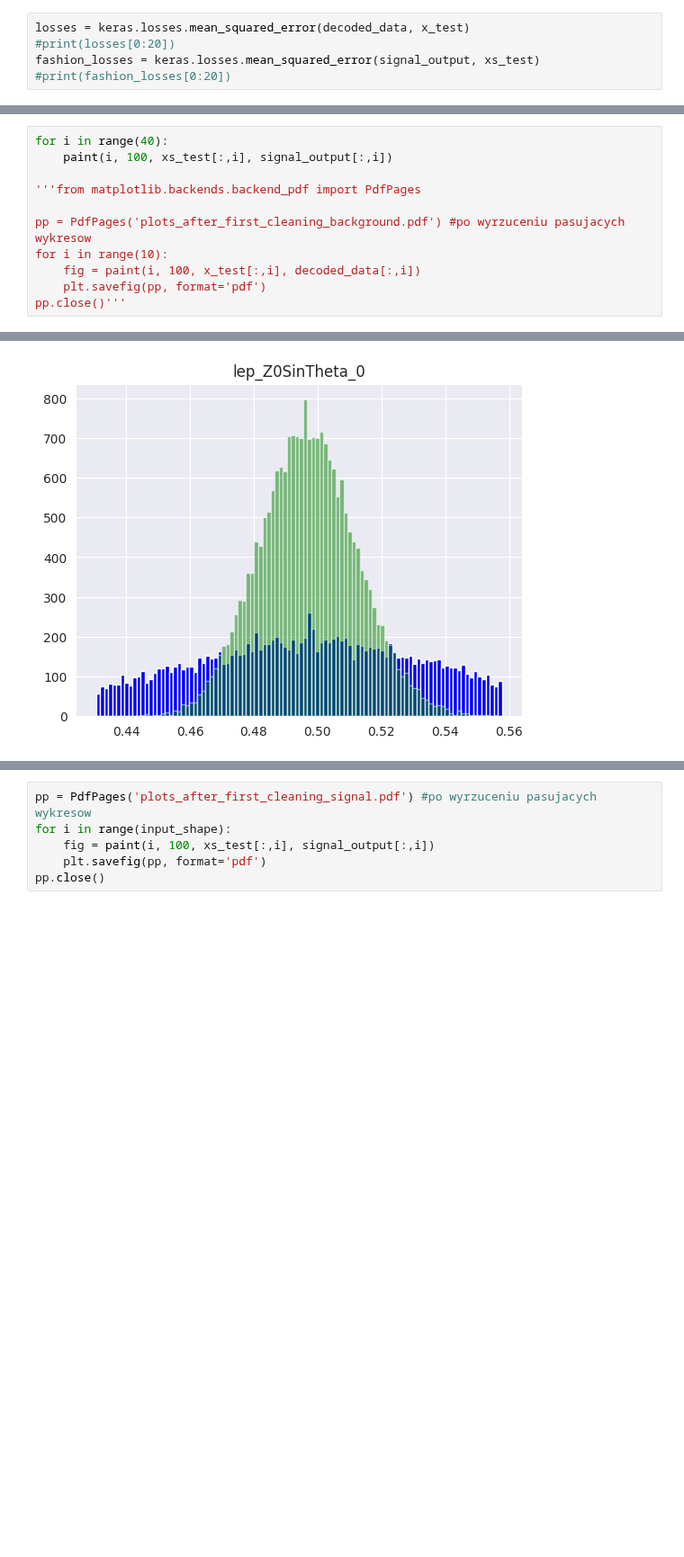
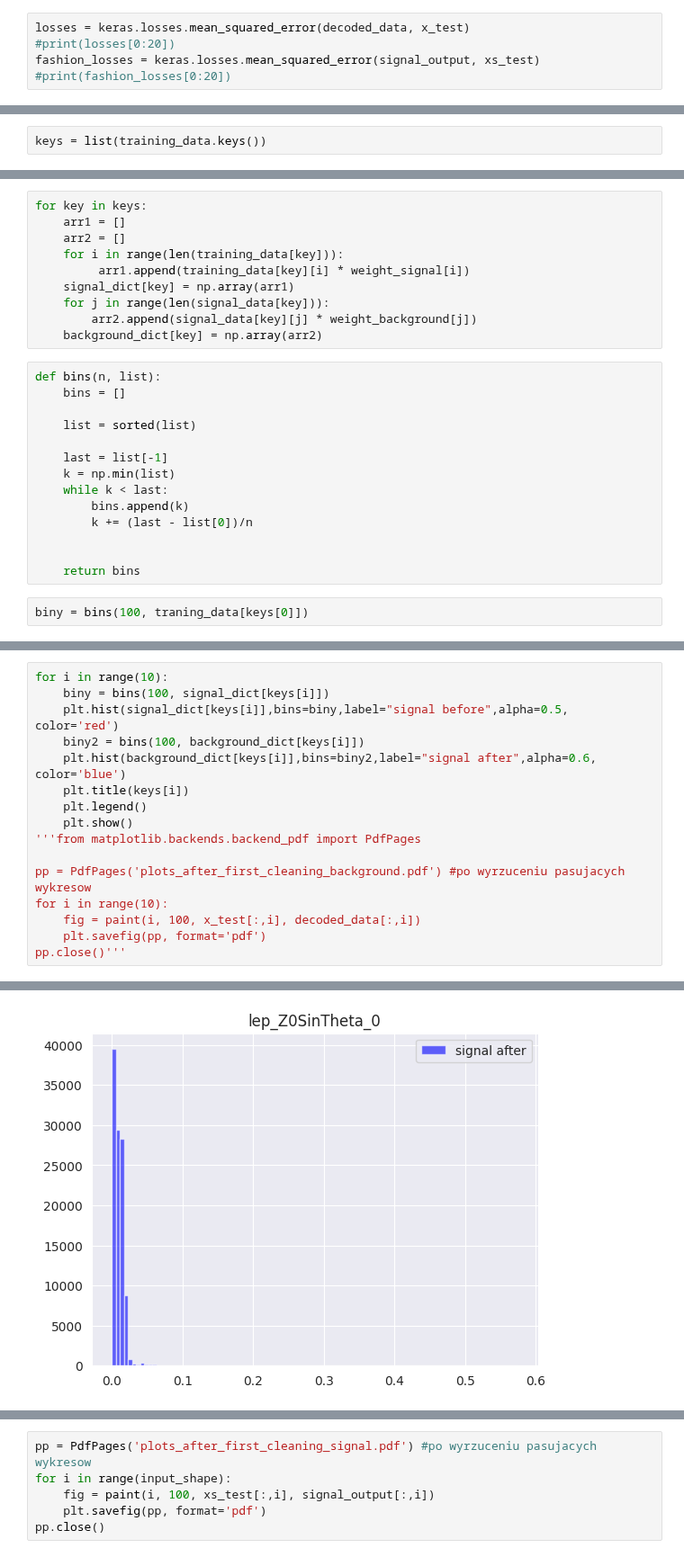
Before and after one commit to slysek/autoencoding_pp, a Jupyter notebook: Autoencoder_outliers.ipynb, the cells around one changed output, grey strips where cells are left out. Shown at 90% size. Drawn from its saved outputs; the diff is of its cells as text; blank space fills up the shorter version.

```diff
--- a/Autoencoder_outliers.ipynb
+++ b/Autoencoder_outliers.ipynb
@@ -265,0 +352,2 @@ plt.show()
+# %%
+keys = list(training_data.keys())
@@ -265,0 +374,26 @@ plt.show()
+# %%
+for key in keys:
+    arr1 = []
+    arr2 = []
+    for i in range(len(training_data[key])):
+         arr1.append(training_data[key][i] * weight_signal[i])
+    signal_dict[key] = np.array(arr1)
+    for j in range(len(signal_data[key])):
+        arr2.append(signal_data[key][j] * weight_background[j])
+    background_dict[key] = np.array(arr2)
+# %%
+def bins(n, list):
+    bins = []
+
+    list = sorted(list)
+
+    last = list[-1]
+    k = np.min(list)
+    while k < last:
+        bins.append(k)
+        k += (last - list[0])/n
+
+
+    return bins
+# %%
+biny = bins(100, traning_data[keys[0]])
@@ -266,7 +404,12 @@ plt.show()
 # %%
-for i in range(40):
-    paint(i, 100, xs_test[:,i], signal_output[:,i])
-
+for i in range(10):
+    biny = bins(100, signal_dict[keys[i]])
+    plt.hist(signal_dict[keys[i]],bins=biny,label="signal before",alpha=0.5, color='red')
+    biny2 = bins(100, background_dict[keys[i]])
+    plt.hist(background_dict[keys[i]],bins=biny2,label="signal after",alpha=0.6, color='blue')
+    plt.title(keys[i])
+    plt.legend()
+    plt.show()
 '''from matplotlib.backends.backend_pdf import PdfPages
 
 pp = PdfPages('plots_after_first_cleaning_background.pdf') #po wyrzuceniu pasujacych wykresow
@@ -283 +426 @@ pp.close()'''
-[figure, old version]
+[figure, new version]
```
Also changed, not shown: parts of 27 cells of this notebook, 2 other files.
